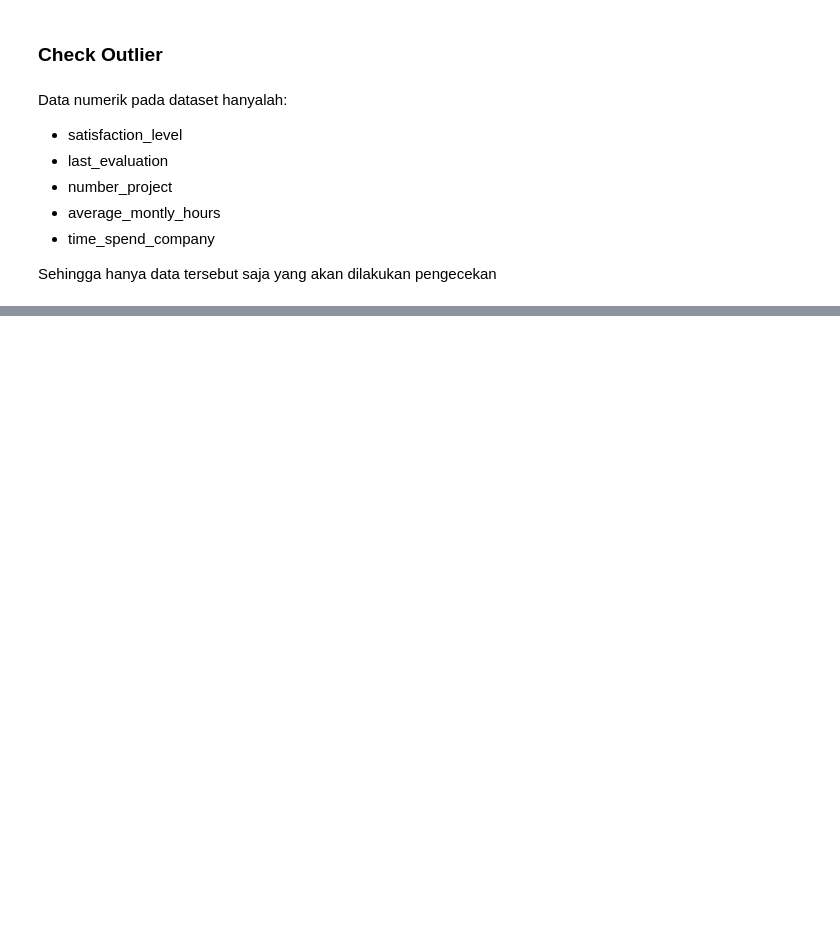
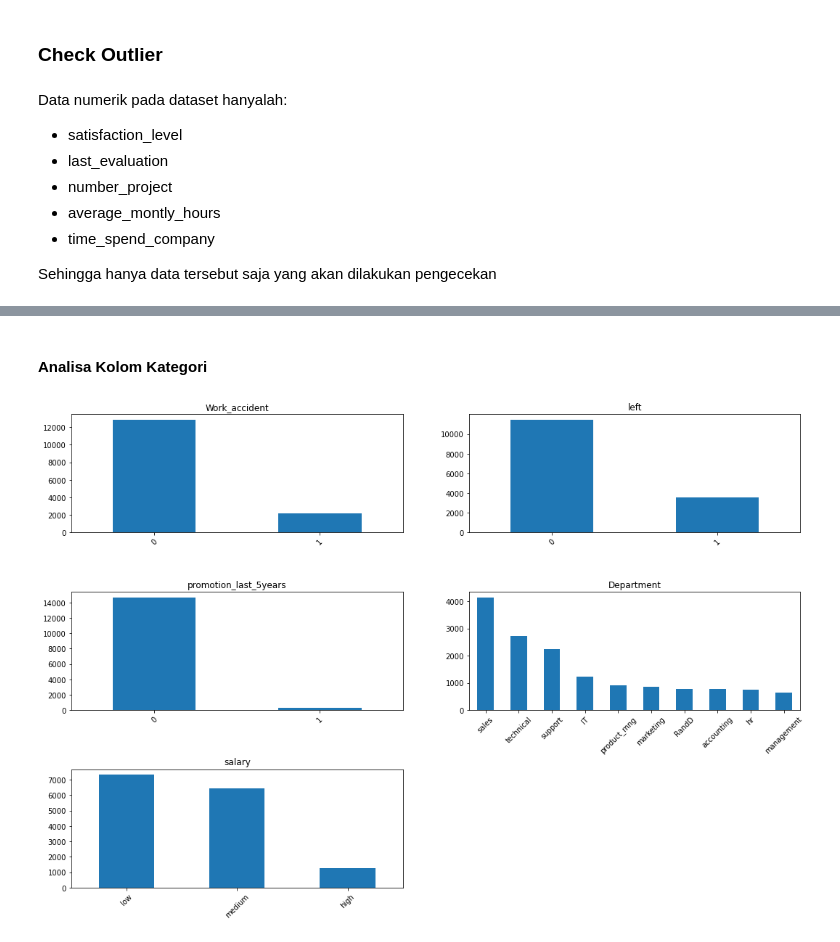
Before and after one commit to kresdev/DicodingMLExpert, a Jupyter notebook: PredictiveAnalytics/HR Turn Over Analytics.ipynb, the cells around one changed output, grey strips where cells are left out. Cells and saved outputs as stored; diff of their text form; code cells hidden in the pictures; blank space fills up the shorter version.

```diff
--- a/PredictiveAnalytics/HR Turn Over Analytics.ipynb
+++ b/PredictiveAnalytics/HR Turn Over Analytics.ipynb
@@ -113,0 +122,16 @@ Dari data di atas hanya `time_spend_company` saja yang memiliki __outliers__ wal
+# %%
+category_columns = [p for p in df.columns if p not in numeric_columns]
+# %% [markdown]
+#### Analisa Kolom Kategori
+# %%
+# fitur cut
+plt.figure(figsize=(18, 12))
+for i, col in enumerate(category_columns):
+    plt.subplot(3, 2, i + 1)
+    plt.subplots_adjust(hspace=0.5)
+    count = df[col].value_counts()
+    percent = 100*df[col].value_counts(normalize=True)
+    df_plt = pd.DataFrame({'Jumlah Sample':count, 'Persentase':percent.round(1)})
+    count.plot(rot=45, kind='bar', title=col)
+# %% [output]
+[figure, added]
```
Also changed, not shown: parts of 78 cells of this notebook.
